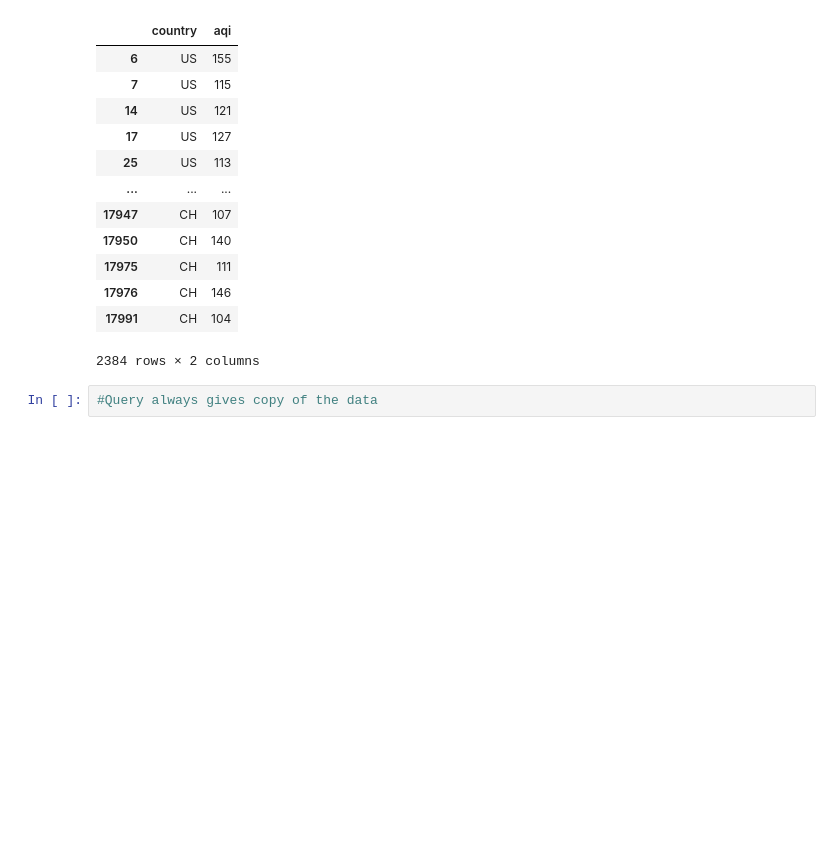
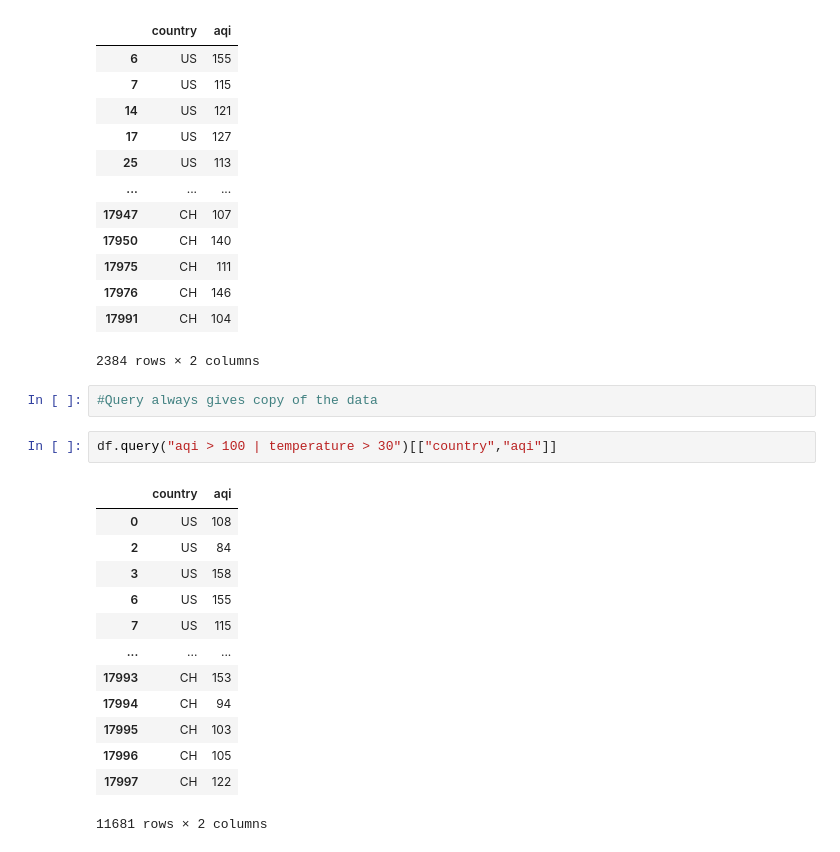
Before and after one commit to poojapalaksha/Pandas, a Jupyter notebook: Pandas_tutorial.ipynb, the cells around one changed output. Saved outputs shown, nothing was run; the diff lists cells and outputs as text; blank space fills up the shorter version.

```diff
--- a/Pandas_tutorial.ipynb
+++ b/Pandas_tutorial.ipynb
@@ -683,3 +683,19 @@ df.query("aqi > @aqi_val & temperature > 30")[["country","aqi"]]
 2384 rows × 2 columns
 # %%
 #Query always gives copy of the data
+# %%
+df.query("aqi > 100 | temperature > 30")[["country","aqi"]]
+# %% [output]
+|  | country | aqi |
+| 0 | US | 108 |
+| 2 | US | 84 |
+| 3 | US | 158 |
+| 6 | US | 155 |
+| 7 | US | 115 |
+| ... | ... | ... |
+| 17993 | CH | 153 |
+| 17994 | CH | 94 |
+| 17995 | CH | 103 |
+| 17996 | CH | 105 |
+| 17997 | CH | 122 |
+11681 rows × 2 columns
```
